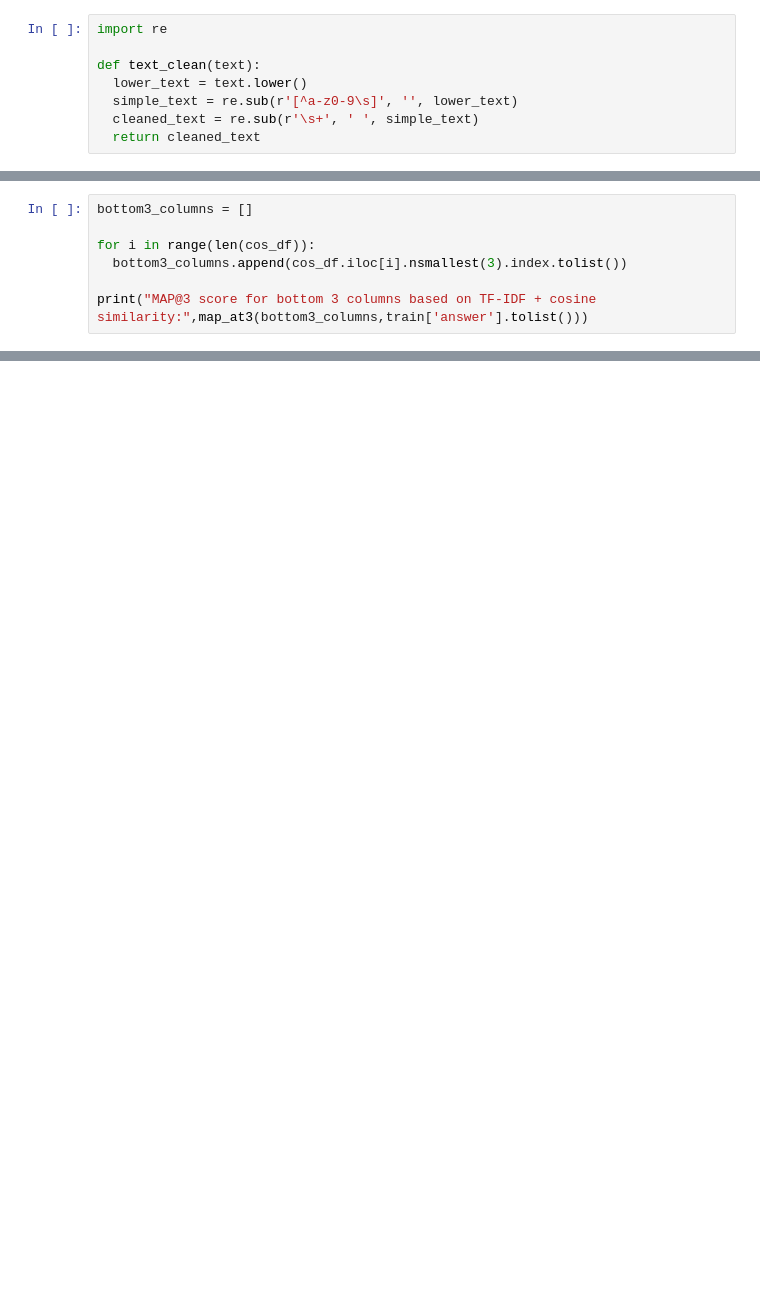
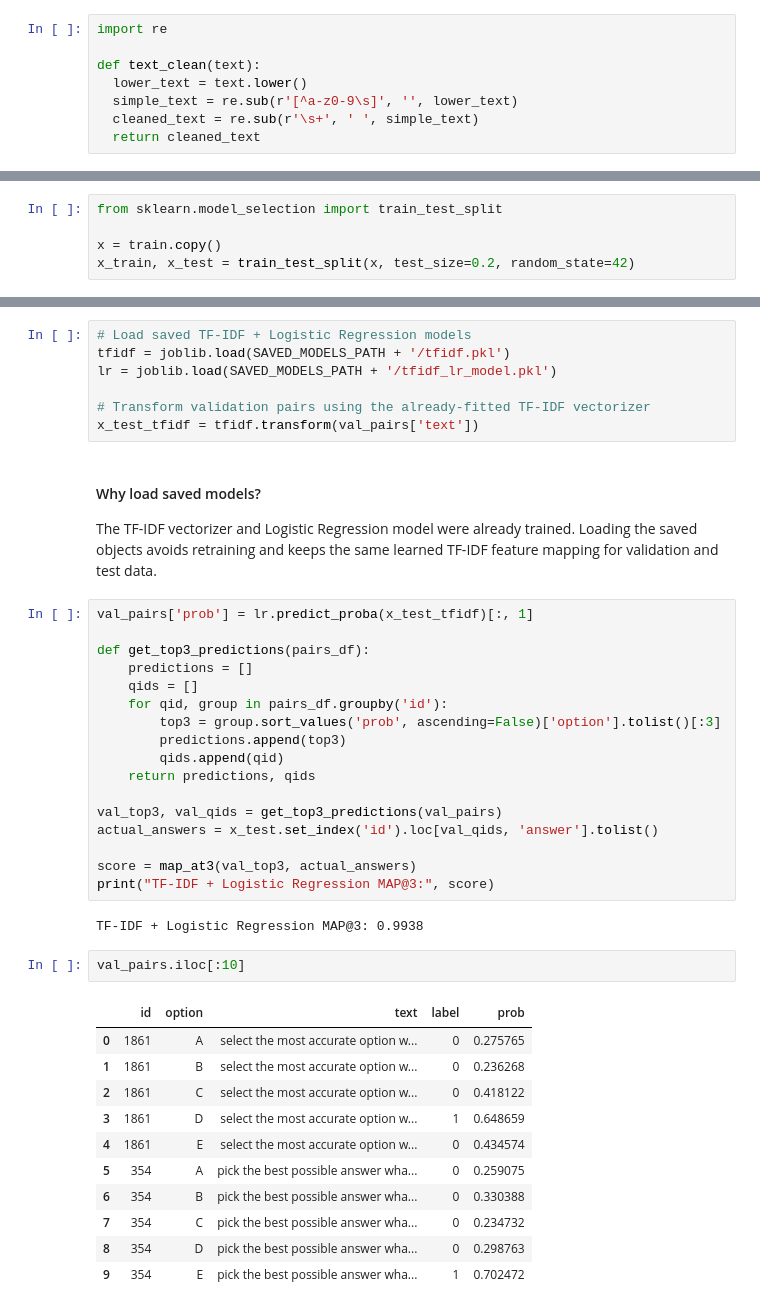
Before and after one commit to niteshsharma0602/Smart-MCQ-Solver, a Jupyter notebook: notebooks/dl-23f2003665-notebook-t22026.ipynb, the cells around one changed output, grey strips where cells are left out. Cells and saved outputs as stored; diff of their text form; blank space fills up the shorter version.

```diff
--- a/notebooks/dl-23f2003665-notebook-t22026.ipynb
+++ b/notebooks/dl-23f2003665-notebook-t22026.ipynb
@@ -292,7 +265,0 @@ MAP@3 score for top 3 columns based on TF-IDF + cosine similarity: 0.2775
-# %%
-bottom3_columns = []
-
-for i in range(len(cos_df)):
-  bottom3_columns.append(cos_df.iloc[i].nsmallest(3).index.tolist())
-
-print("MAP@3 score for bottom 3 columns based on TF-IDF + cosine similarity:",map_at3(bottom3_columns,train['answer'].tolist()))
@@ -300,0 +275,5 @@ MAP@3 score for bottom 3 columns based on TF-IDF + cosine similarity: 0.4857
+# %%
+from sklearn.model_selection import train_test_split
+
+x = train.copy()
+x_train, x_test = train_test_split(x, test_size=0.2, random_state=42)
@@ -300,0 +332,43 @@ MAP@3 score for bottom 3 columns based on TF-IDF + cosine similarity: 0.4857
+# %%
+# Load saved TF-IDF + Logistic Regression models
+tfidf = joblib.load(SAVED_MODELS_PATH + '/tfidf.pkl')
+lr = joblib.load(SAVED_MODELS_PATH + '/tfidf_lr_model.pkl')
+
+# Transform validation pairs using the already-fitted TF-IDF vectorizer
+x_test_tfidf = tfidf.transform(val_pairs['text'])
+# %% [markdown]
+#### Why load saved models?
+The TF-IDF vectorizer and Logistic Regression model were already trained. Loading the saved objects avoids retraining and keeps the same learned TF-IDF feature mapping for validation and test data.
+# %%
+val_pairs['prob'] = lr.predict_proba(x_test_tfidf)[:, 1]
+
+def get_top3_predictions(pairs_df):
+    predictions = []
+    qids = []
+    for qid, group in pairs_df.groupby('id'):
+        top3 = group.sort_values('prob', ascending=False)['option'].tolist()[:3]
+        predictions.append(top3)
+        qids.append(qid)
+    return predictions, qids
+
+val_top3, val_qids = get_top3_predictions(val_pairs)
+actual_answers = x_test.set_index('id').loc[val_qids, 'answer'].tolist()
+
+score = map_at3(val_top3, actual_answers)
+print("TF-IDF + Logistic Regression MAP@3:", score)
+# %% [output]
+TF-IDF + Logistic Regression MAP@3: 0.9938
+# %%
+val_pairs.iloc[:10]
+# %% [output]
+|  | id | option | text | label | prob |
+| 0 | 1861 | A | select the most accurate option w... | 0 | 0.275765 |
+| 1 | 1861 | B | select the most accurate option w... | 0 | 0.236268 |
+| 2 | 1861 | C | select the most accurate option w... | 0 | 0.418122 |
+| 3 | 1861 | D | select the most accurate option w... | 1 | 0.648659 |
+| 4 | 1861 | E | select the most accurate option w... | 0 | 0.434574 |
+| 5 | 354 | A | pick the best possible answer wha... | 0 | 0.259075 |
+| 6 | 354 | B | pick the best possible answer wha... | 0 | 0.330388 |
+| 7 | 354 | C | pick the best possible answer wha... | 0 | 0.234732 |
+| 8 | 354 | D | pick the best possible answer wha... | 0 | 0.298763 |
+| 9 | 354 | E | pick the best possible answer wha... | 1 | 0.702472 |
```
Also changed, not shown: parts of 96 cells of this notebook.
